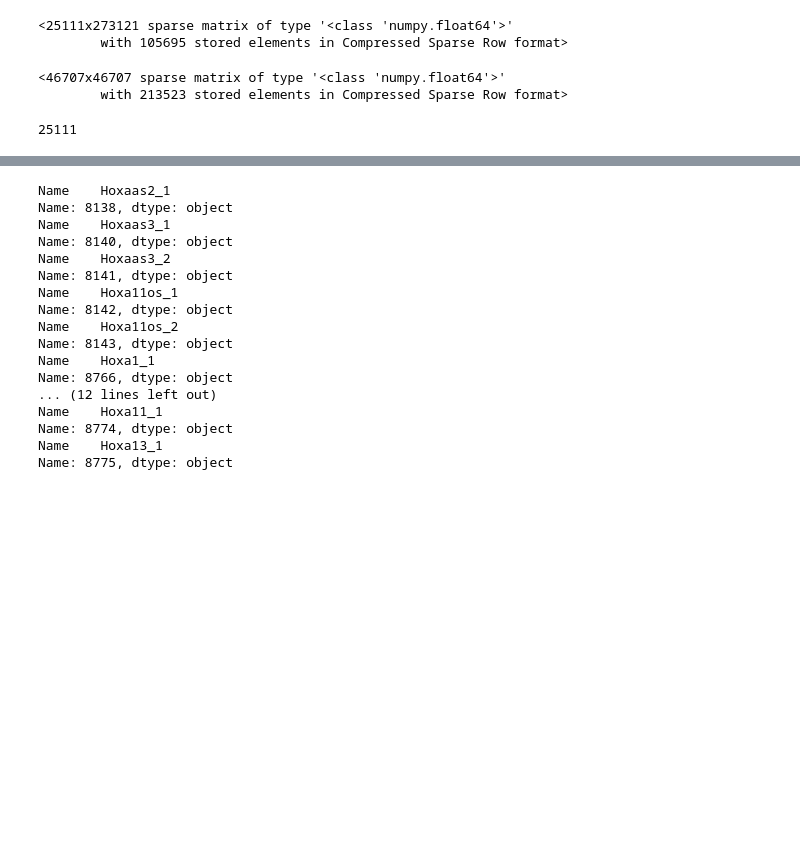
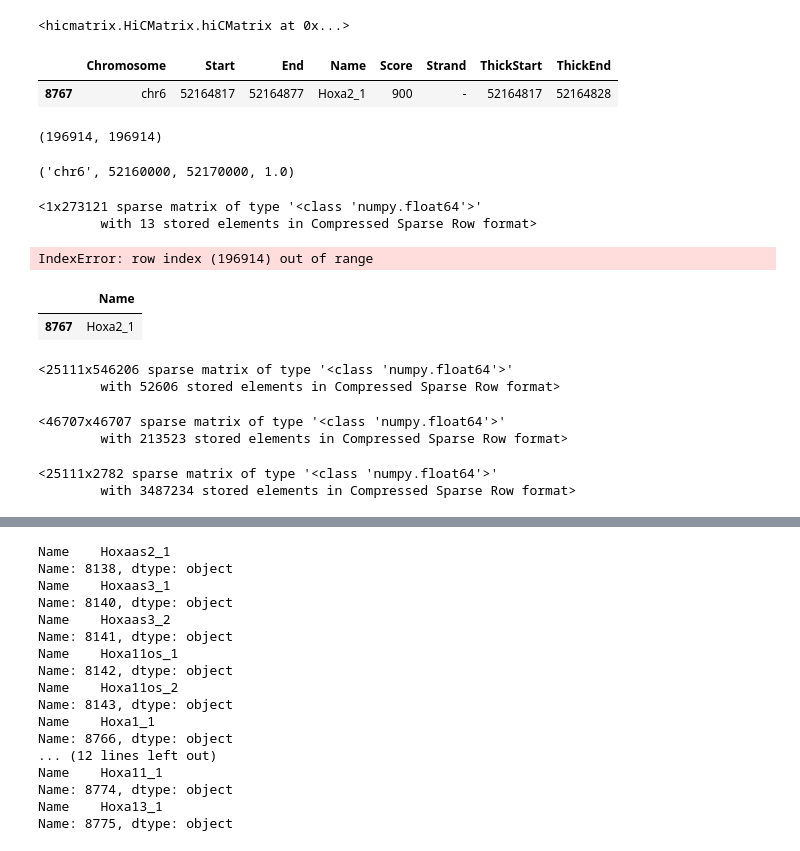
Before and after one commit to joachimwolff/Epigenetic-Graph-Analyzer, a Jupyter notebook: createInteractionsCoolerFormat.ipynb, the cells around one changed output, grey strips where cells are left out. Drawn from its saved outputs; the diff is of its cells as text; code cells hidden in the pictures; blank space fills up the shorter version.

```diff
--- a/createInteractionsCoolerFormat.ipynb
+++ b/createInteractionsCoolerFormat.ipynb
@@ -127,3 +239,7 @@ interaction_matrices_sample_Pinna_12_5[2].matrix
+# %%
+interaction_matrices_sample_Pinna_12_5[0].get
+# %% [output]
+<hicmatrix.HiCMatrix.hiCMatrix at 0x...>
 # %%
 def createSampleInteractionMatrix(path_promoter, chic_matrix):
     pyrange_promoter = pr.read_bed(path_promoter)
@@ -151,8 +267,38 @@ sample_matrix_Pinna_E14_5, bait_list_Pinna_E14_5 = createSampleInteractionMatrix
-# %%
-sample_matrix_Pinna_E14_5
-# %% [output]
-<25111x273121 sparse matrix of type '<class 'numpy.float64'>'
-        with 105695 stored elements in Compressed Sparse Row format>
+# %%
+pyrange_promoter = pr.read_bed(path_promoter)
+# %%
+pyrange_promoter.as_df()[pyrange_promoter.as_df()["Name"] == "Hoxa2_1"]
+# %% [output]
+|  | Chromosome | Start | End | Name | Score | Strand | ThickStart | ThickEnd |
+| 8767 | chr6 | 52164817 | 52164877 | Hoxa2_1 | 900 | - | 52164817 | 52164828 |
+# %%
+interaction_matrices_sample_Pinna_12_5[0].getRegionBinRange("chr6", 52164817, 52164877)
+# %% [output]
+(196914, 196914)
+# %%
+interaction_matrices_sample_Pinna_14_5[0].getBinPos(196914)
+# %% [output]
+('chr6', 52160000, 52170000, 1.0)
+# %%
+interaction_matrices_sample_Pinna_14_5[0].matrix[196914, :]
+# %% [output]
+<1x273121 sparse matrix of type '<class 'numpy.float64'>'
+        with 13 stored elements in Compressed Sparse Row format>
+# %%
+sample_matrix_Pinna_E12_5[106920:]
+# %% [output]
+IndexError: row index (196914) out of range
+# %%
+bait_list_Pinna_E14_5_df = pd.DataFrame(bait_list_Pinna_E14_5, columns=['Name'])
+bait_list_Pinna_E14_5_df[bait_list_Pinna_E14_5_df["Name"] == "Hoxa2_1"]
+# %% [output]
+|  | Name |
+| 8767 | Hoxa2_1 |
+# %%
+sample_matrix_Pinna_E12_5
+# %% [output]
+<25111x546206 sparse matrix of type '<class 'numpy.float64'>'
+        with 52606 stored elements in Compressed Sparse Row format>
 # %%
 interaction_matrices_sample_Pinna_14_5[2].matrix
 # %% [output]
@@ -165,7 +307,8 @@ import community as community_louvain
-# %%
-sample_matrix.shape[0]
-# %% [output]
-25111
+# %%
+sample_matrix_Pinna_E12_5
+# %% [output]
+<25111x2782 sparse matrix of type '<class 'numpy.float64'>'
+        with 3487234 stored elements in Compressed Sparse Row format>
 # %%
 def createGraphAndFindCommunities(sample_matrix, bait_list, path_output_graphml):
     G = nx.Graph()
```
Also changed, not shown: parts of 40 cells of this notebook.
